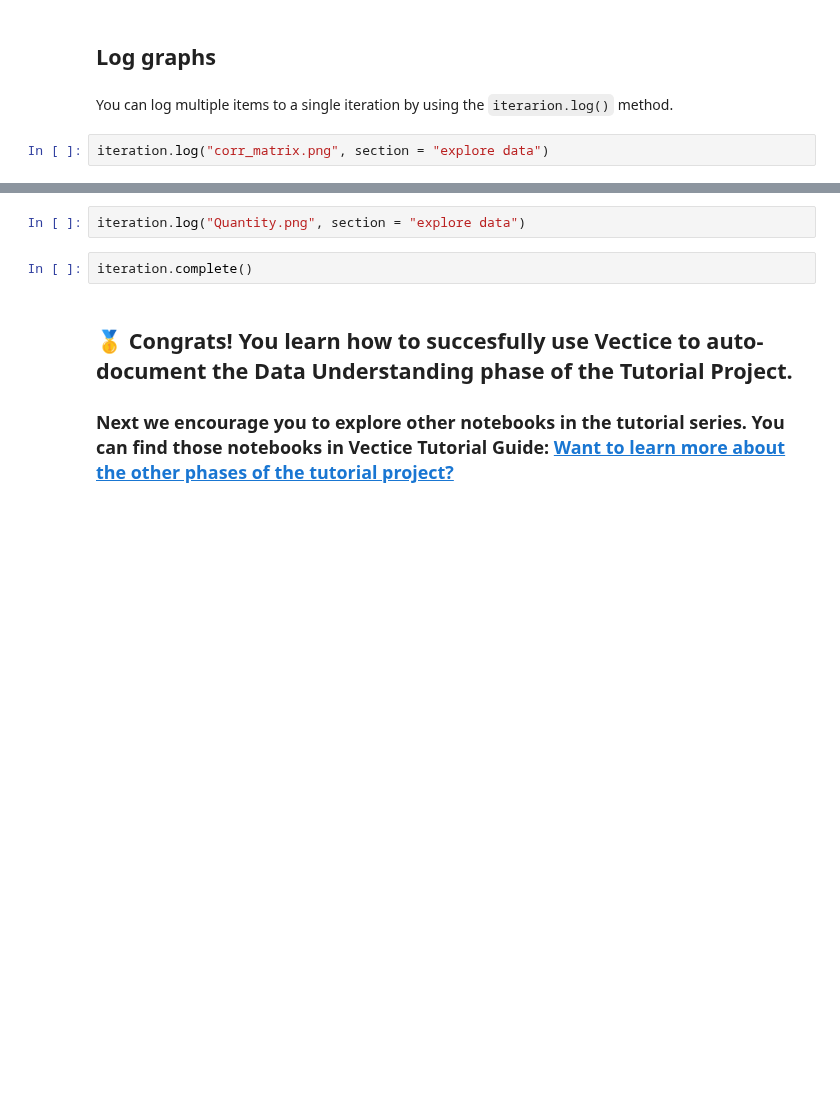
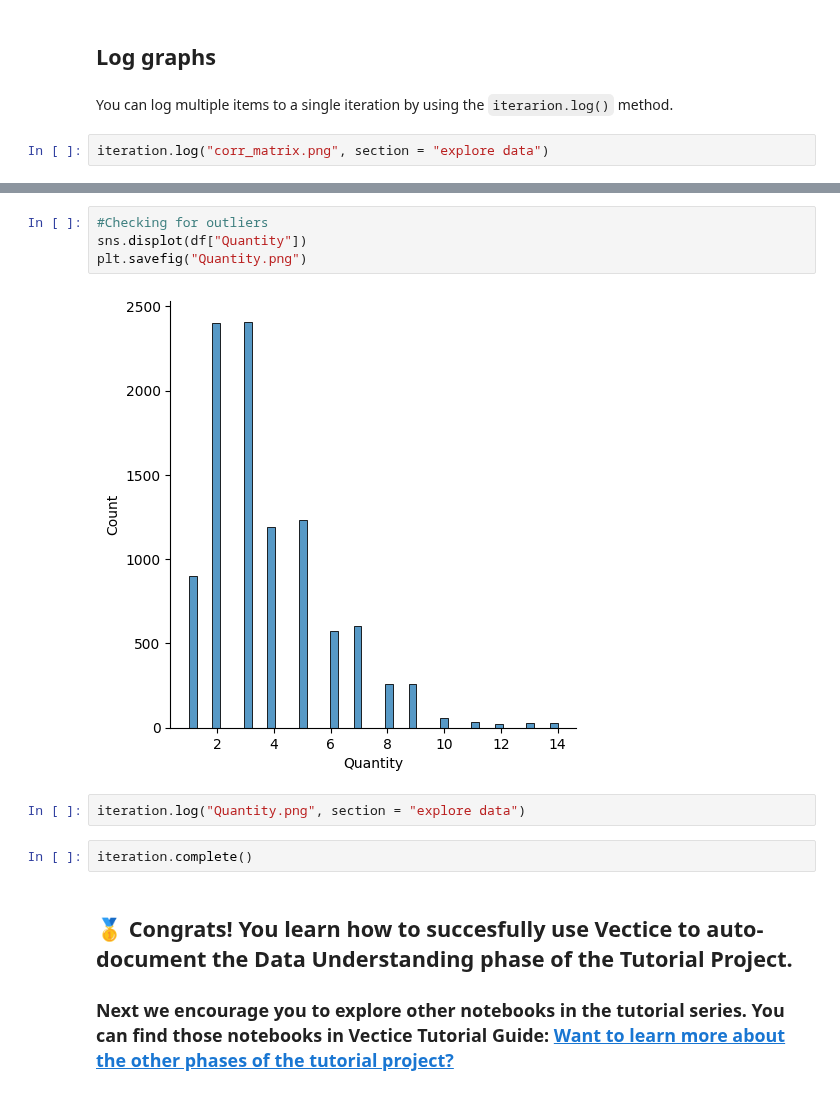
Before and after one commit to vectice/GettingStarted, a Jupyter notebook: 23.3/tutorial/Data Understanding.ipynb, the cells around one changed output, grey strips where cells are left out. Saved outputs shown, nothing was run; the diff lists cells and outputs as text; blank space fills up the shorter version.

```diff
--- a/23.3/tutorial/Data Understanding.ipynb
+++ b/23.3/tutorial/Data Understanding.ipynb
@@ -79,3 +90,9 @@ plt.savefig("Quantity.png")
+# %%
+#Checking for outliers
+sns.displot(df["Quantity"])
+plt.savefig("Quantity.png")
+# %% [output]
+[figure, added]
 # %%
 iteration.log("Quantity.png", section = "explore data")
 # %%
```
Also changed, not shown: parts of 3 cells of this notebook, 6 other files.
